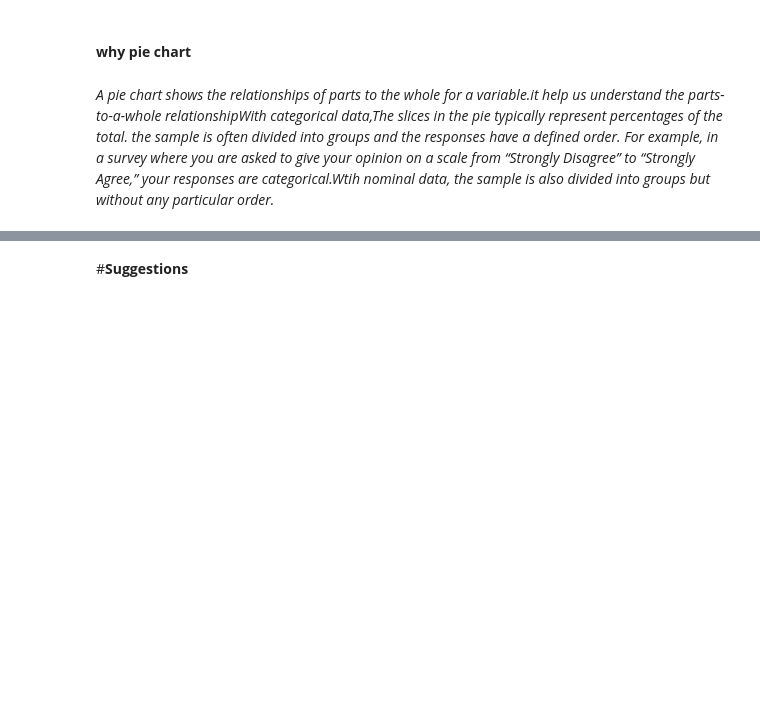
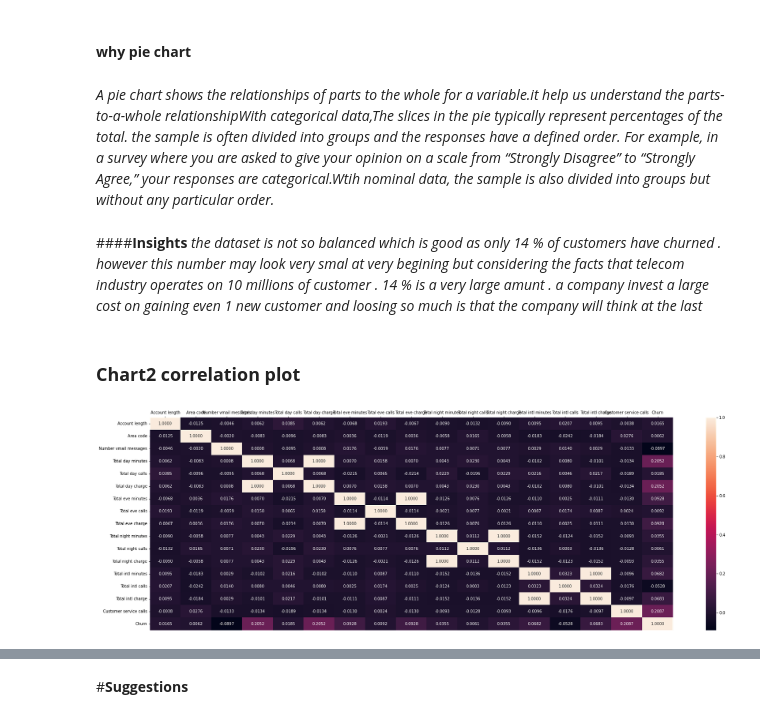
Before and after one commit to surya81/myproject, a Jupyter notebook: Telecom_Churn_Analysis.ipynb, the cells around one changed output, grey strips where cells are left out. Drawn from its saved outputs; the diff is of its cells as text; code cells hidden in the pictures; blank space fills up the shorter version.

```diff
--- a/Telecom_Churn_Analysis.ipynb
+++ b/Telecom_Churn_Analysis.ipynb
@@ -563,3 +563,19 @@ Name: Churn, dtype: int64
 #### **why pie chart**
 # %% [markdown]
 *A pie chart shows the relationships of parts to the whole for a variable.it help us understand the parts-to-a-whole relationshipWith categorical data,The slices in the pie typically represent percentages of the total. the sample is often divided into groups and the responses have a defined order. For example, in a survey where you are asked to give your opinion on a scale from “Strongly Disagree” to “Strongly Agree,” your responses are categorical.Wtih nominal data, the sample is also divided into groups but without any particular order.*
+# %% [markdown]
+####**Insights**
+*the dataset is not so balanced which is good as only 14 % of customers have churned . however this number may look very smal at very begining but considering the facts that telecom industry operates on 10 millions of customer . 14 % is a very large amunt . a company invest a large cost on gaining even 1 new customer  and loosing so much is that the company will think at the last*
+# %% [markdown]
+### **Chart2 correlation plot**
+# %%
+#plot correlation matrix of the data
+plt.rcParams["figure.figsize"] = (30,10)#set the figure size with rcparams
+ax = sns.heatmap(telecom_dataset.corr(method='pearson'),# we will use pearson method
+            annot=True, #annot with inthe figure
+            fmt=".4f",
+            )
+ax.set(xlabel="", ylabel="")
+ax.xaxis.tick_top() #will show xtick valu on top more clear visual
+# %% [output]
+[figure, added]
```
Also changed, not shown: parts of 10 cells of this notebook.
